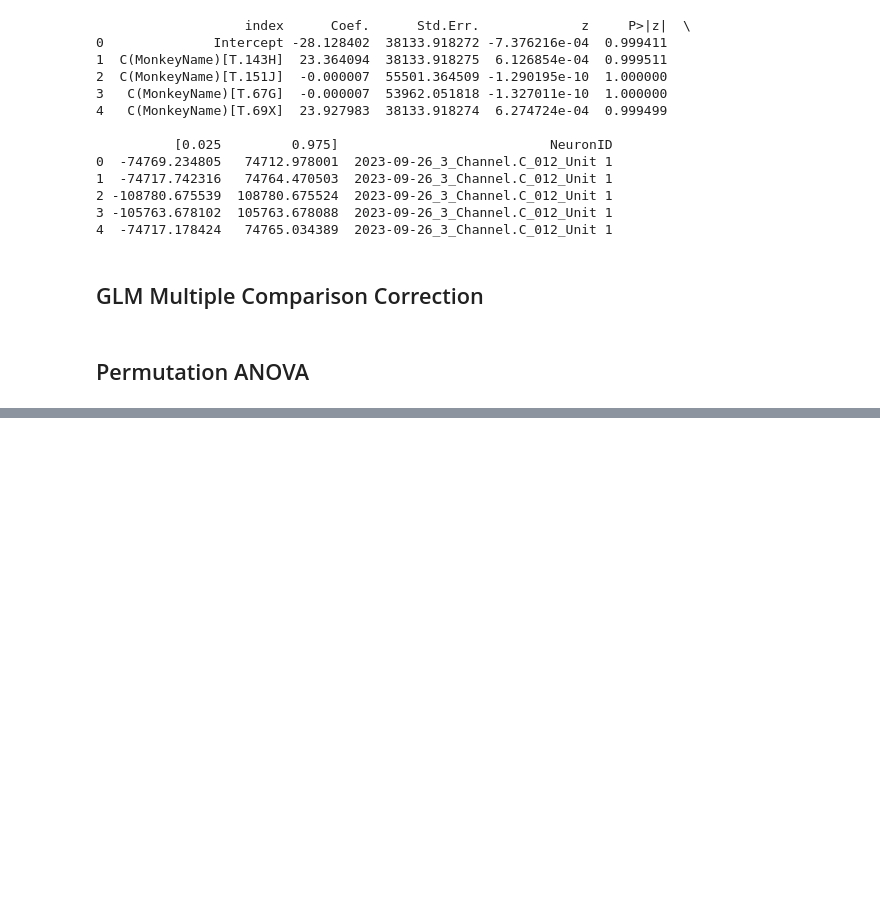
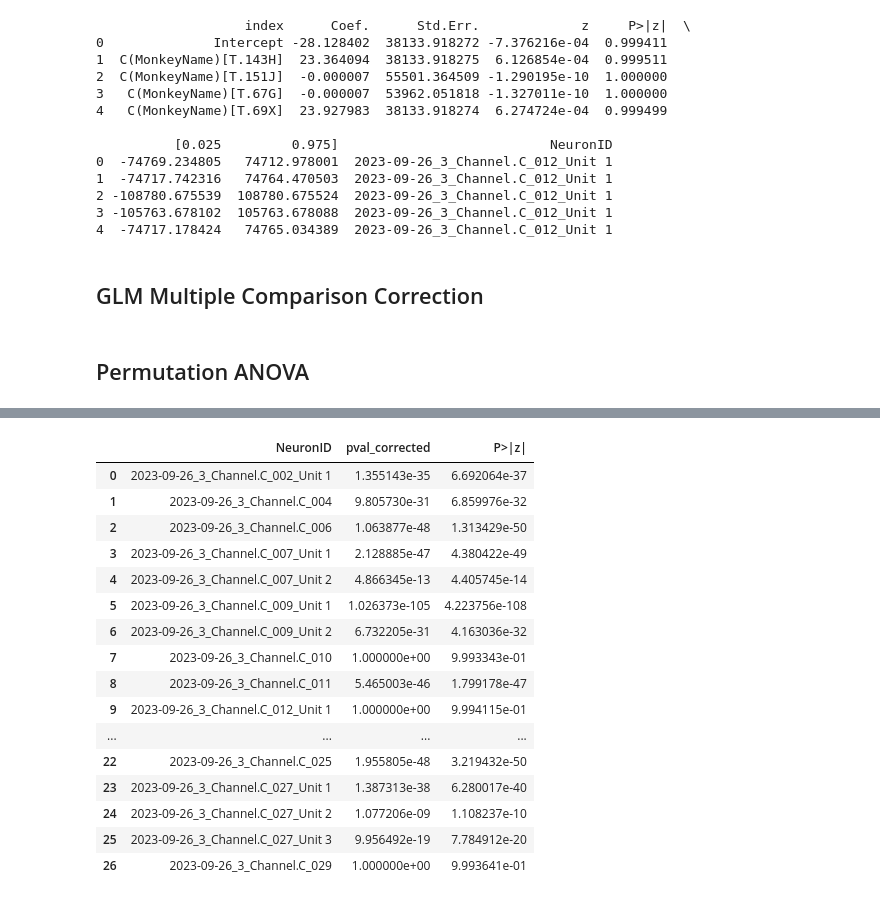
Before and after one commit to EdConnorLab/Julie, a Jupyter notebook: notebooks/GLM.ipynb, the cells around one changed output, grey strips where cells are left out. Saved outputs shown, nothing was run; the diff lists cells and outputs as text; code cells hidden in the pictures; blank space fills up the shorter version.

```diff
--- a/notebooks/GLM.ipynb
+++ b/notebooks/GLM.ipynb
@@ -109,0 +138,20 @@ Significant neurons (p < 0.05):
+# %%
+glm_results.groupby('NeuronID')[['pval_corrected','P>|z|']].min().reset_index()
+# %% [output]
+|  | NeuronID | pval_corrected | P>|z| |
+| 0 | 2023-09-26_3_Channel.C_002_Unit 1 | 1.355143e-35 | 6.692064e-37 |
+| 1 | 2023-09-26_3_Channel.C_004 | 9.805730e-31 | 6.859976e-32 |
+| 2 | 2023-09-26_3_Channel.C_006 | 1.063877e-48 | 1.313429e-50 |
+| 3 | 2023-09-26_3_Channel.C_007_Unit 1 | 2.128885e-47 | 4.380422e-49 |
+| 4 | 2023-09-26_3_Channel.C_007_Unit 2 | 4.866345e-13 | 4.405745e-14 |
+| 5 | 2023-09-26_3_Channel.C_009_Unit 1 | 1.026373e-105 | 4.223756e-108 |
+| 6 | 2023-09-26_3_Channel.C_009_Unit 2 | 6.732205e-31 | 4.163036e-32 |
+| 7 | 2023-09-26_3_Channel.C_010 | 1.000000e+00 | 9.993343e-01 |
+| 8 | 2023-09-26_3_Channel.C_011 | 5.465003e-46 | 1.799178e-47 |
+| 9 | 2023-09-26_3_Channel.C_012_Unit 1 | 1.000000e+00 | 9.994115e-01 |
+| ... | ... | ... | ... |
+| 22 | 2023-09-26_3_Channel.C_025 | 1.955805e-48 | 3.219432e-50 |
+| 23 | 2023-09-26_3_Channel.C_027_Unit 1 | 1.387313e-38 | 6.280017e-40 |
+| 24 | 2023-09-26_3_Channel.C_027_Unit 2 | 1.077206e-09 | 1.108237e-10 |
+| 25 | 2023-09-26_3_Channel.C_027_Unit 3 | 9.956492e-19 | 7.784912e-20 |
+| 26 | 2023-09-26_3_Channel.C_029 | 1.000000e+00 | 9.993641e-01 |
```
Also changed, not shown: parts of 6 cells of this notebook, 3 other files.
